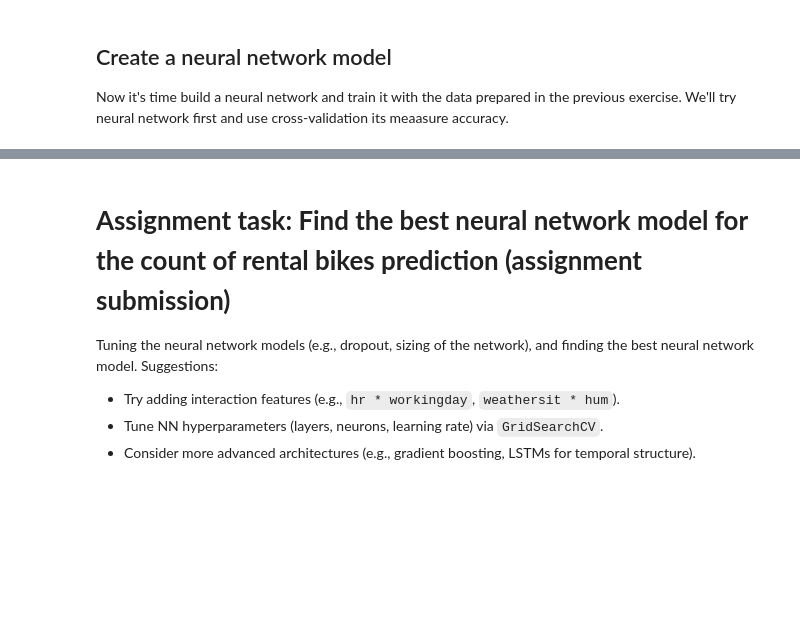
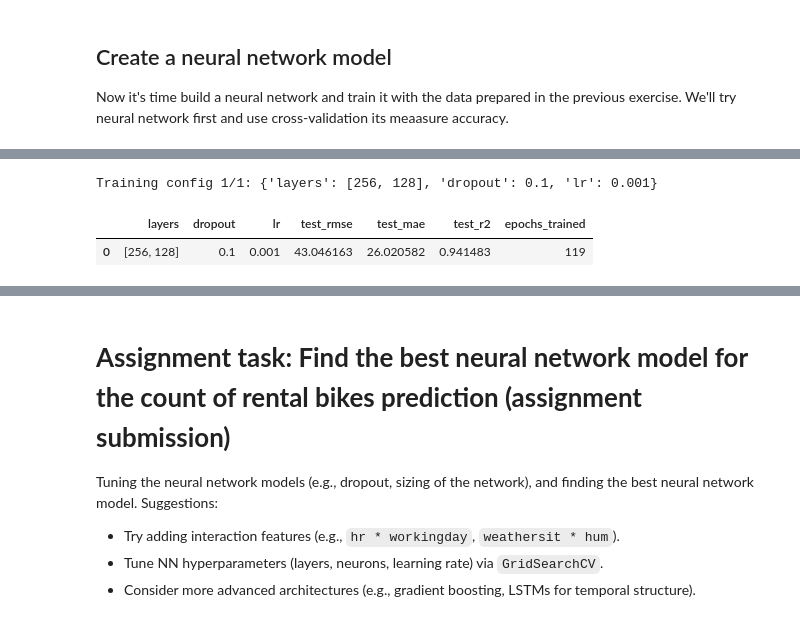
Before and after one commit to martinroth25/ai_transportation_course, a Jupyter notebook: Exercise_7_Neural_networks/Exercise7_Neural_Networks_2.ipynb, the cells around one changed output, grey strips where cells are left out. Drawn from its saved outputs; the diff is of its cells as text; code cells hidden in the pictures; blank space fills up the shorter version.

```diff
--- a/Exercise_7_Neural_networks/Exercise7_Neural_Networks_2.ipynb
+++ b/Exercise_7_Neural_networks/Exercise7_Neural_Networks_2.ipynb
@@ -469,0 +148,44 @@ R-squared of linear model: 0.3879974354720257
+# %%
+from sklearn.metrics import mean_squared_error, mean_absolute_error, r2_score
+from tensorflow.keras.callbacks import EarlyStopping
+
+configs = [
+    {'layers': [256, 128], 'dropout': 0.1, 'lr': 0.001}]
+
+search_results = []
+trained_models = {}
+
+for i, cfg in enumerate(configs):
+    print(f"Training config {i+1}/{len(configs)}: {cfg}")
+    model_i = build_model(X_train_scaled.shape[1], **cfg)
+    es = EarlyStopping(monitor='val_mae', patience=10, restore_best_weights=True)
+
+    hist_i = model_i.fit(
+        X_train_scaled, y_train,
+        validation_split=0.2,
+        epochs=200,
+        batch_size=32,
+        callbacks=[es],
+        verbose=0
+    )
+
+    y_pred_i = model_i.predict(X_test_scaled, verbose=0).flatten()
+    rmse_i = np.sqrt(mean_squared_error(y_test, y_pred_i))
+    mae_i = mean_absolute_error(y_test, y_pred_i)
+    r2_i = r2_score(y_test, y_pred_i)
+
+    search_results.append({
+        **cfg,
+        'test_rmse': rmse_i,
+        'test_mae': mae_i,
+        'test_r2': r2_i,
+        'epochs_trained': len(hist_i.history['loss'])
+    })
+    trained_models[i] = (model_i, hist_i)
+
+results_df = pd.DataFrame(search_results).sort_values('test_rmse').reset_index(drop=True)
+results_df
+# %% [output]
+Training config 1/1: {'layers': [256, 128], 'dropout': 0.1, 'lr': 0.001}
+|  | layers | dropout | lr | test_rmse | test_mae | test_r2 | epochs_trained |
+| 0 | [256, 128] | 0.1 | 0.001 | 43.046163 | 26.020582 | 0.941483 | 119 |
```
Also changed, not shown: parts of 26 cells of this notebook.
